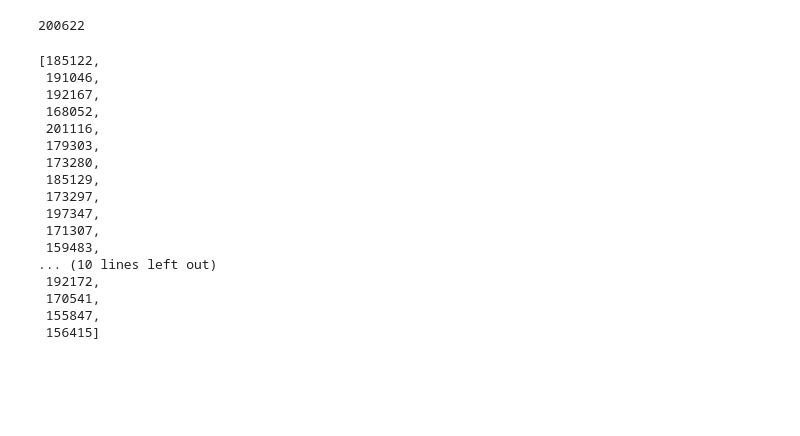
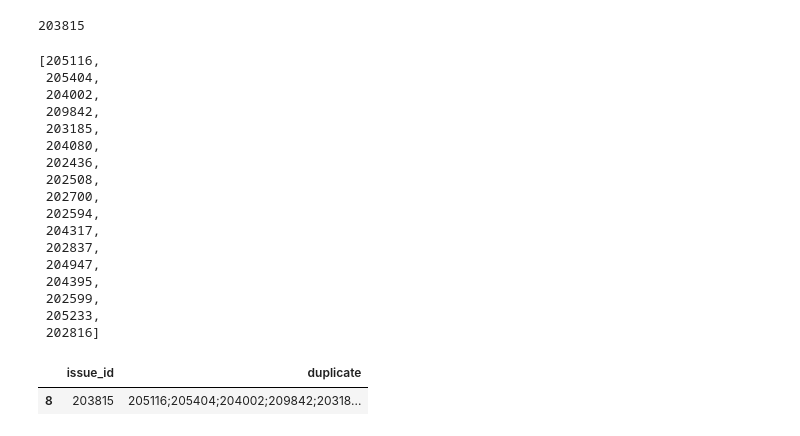
Before and after one commit to LuizRosane/thesis-code, a Jupyter notebook: fine-tuning-experimentation/chat.ipynb, the cells around one changed output. Drawn from its saved outputs; the diff is of its cells as text; code cells hidden in the pictures; blank space fills up the shorter version.

```diff
--- a/fine-tuning-experimentation/chat.ipynb
+++ b/fine-tuning-experimentation/chat.ipynb
@@ -23,35 +23,44 @@ reports.head()
 i = 0
 duplicate_ids = []
 bug_id = 0
-
+count = 0
 for index, row in relations.iterrows():
 
     bug_id = row[0]
 
     if ( not pd.isna(row[1])):
-        duplicate_ids = [int(x) for x in row[1].split(";")]
-        break
+
+        if (count == 4):
+            duplicate_ids = [int(x) for x in row[1].split(";")]
+            break
+        else:
+            count+=1
 
 print(bug_id)
 
 
 duplicate_ids
 # %% [output]
-200622
+203815
-[185122,
- 191046,
- 192167,
- 168052,
- 201116,
- 179303,
- 173280,
- 185129,
- 173297,
- 197347,
- 171307,
- 159483,
-... (10 lines left out)
- 192172,
- 170541,
- 155847,
- 156415]
+[205116,
+ 205404,
+ 204002,
+ 209842,
+ 203185,
+ 204080,
+ 202436,
+ 202508,
+ 202700,
+ 202594,
+ 204317,
+ 202837,
+ 204947,
+ 204395,
+ 202599,
+ 205233,
+ 202816]
+# %%
+relations[relations['issue_id']==bug_id]
+# %% [output]
+|  | issue_id | duplicate |
+| 8 | 203815 | 205116;205404;204002;209842;20318... |
```
Also changed, not shown: parts of 27 cells of this notebook, 6 other files.
